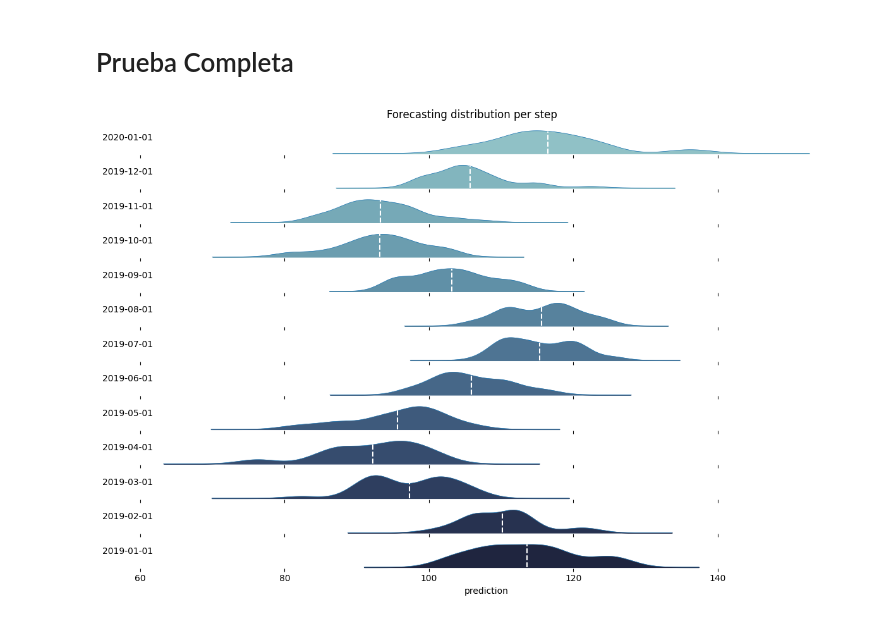
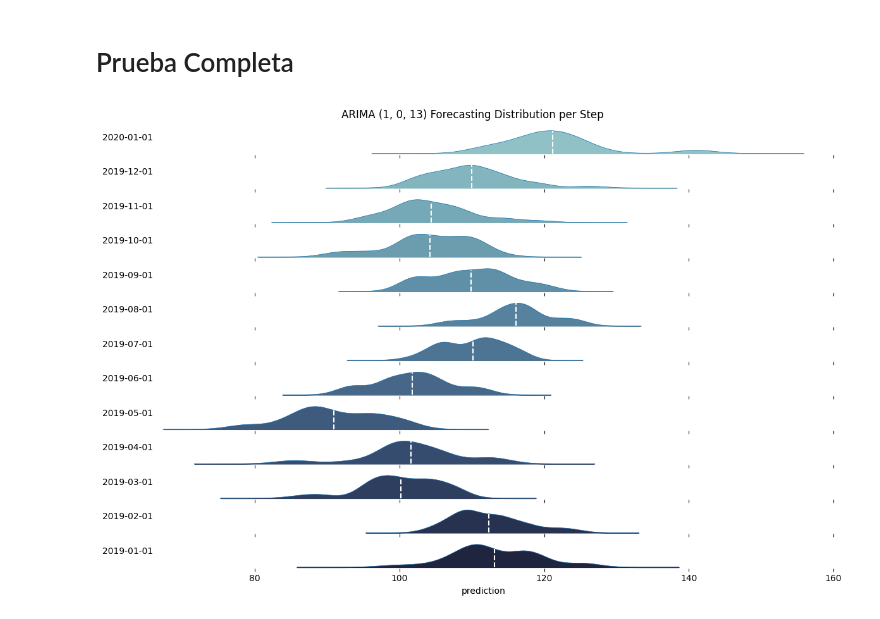
Before and after one commit to Plealm/Prediccion_Probabilistica, a Jupyter notebook: src/Densidades/ARIMA/ARIMA_1.ipynb, the cells around one changed output. Drawn from its saved outputs; the diff is of its cells as text; code cells hidden in the pictures.

Commit message:
actulización ARIMA

```diff
--- a/src/Densidades/ARIMA/ARIMA_1.ipynb
+++ b/src/Densidades/ARIMA/ARIMA_1.ipynb
@@ -129,14 +129,12 @@ import numpy as np
 from statsmodels.tsa.arima.model import ARIMA
 import matplotlib.pyplot as plt
 import seaborn as sns
-import warnings
 from typing import Optional, Any
 from tqdm import tqdm
+import scoringrules as sr  # Make sure you have this library installed
 
-warnings.filterwarnings('ignore')
-
-def fit_arima_model(train_data):
-    model = ARIMA(train_data, order=(2, 0, 2),freq='MS')  # You can adjust the order as needed
+def fit_arima_model(train_data, order):
+    model = ARIMA(train_data, order=order, freq='MS')  # Order is now a parameter
     return model.fit()
 
 def predict_bootstrapping(model, train_data, steps=1, n_boot=500, random_state=123):
@@ -153,18 +151,19 @@ def predict_bootstrapping(model, train_data, steps=1, n_boot=500, random_state=1
     return pd.DataFrame(boot_predictions, columns=[f"pred_boot_{i}" for i in range(n_boot)],
                         index=pd.date_range(start=train_data.index[-1] + pd.Timedelta(days=1), periods=steps, freq='MS'))
 
-def rolling_forecast_with_bootstrapping(train, test, window_size=24, n_boot=500):
+def rolling_forecast_with_bootstrapping(train, test, window_size=24, n_boot=500, order=(1, 0, 13)):
     all_bootstrap_predictions = []
 
-    for i in tqdm(range(len(test)), desc="Rolling Forecast"):
+    for i in tqdm(range(len(test)), desc=f"Rolling Forecast (ARIMA {order})"):
         train_window = pd.concat([train, test.iloc[:i]])
-        model = fit_arima_model(train_window.iloc[-window_size:])
+        model = fit_arima_model(train_window.iloc[-window_size:], order=order)
         bootstrap_predictions = predict_bootstrapping(model, train_window.iloc[-window_size:], steps=1, n_boot=n_boot)
         all_bootstrap_predictions.append(bootstrap_predictions)
 
     return pd.concat(all_bootstrap_predictions)
 
 def plot_prediction_distribution(bootstrapping_predictions: pd.DataFrame,
+                                 model_order: tuple,
                                  bw_method: Optional[Any] = None,
                                  **fig_kw) -> plt.Figure:
     index = bootstrapping_predictions.index.astype(str).to_list()[::-1]
@@ -194,47 +193,80 @@ def plot_prediction_distribution(bootstrapping_predictions: pd.DataFrame,
         axs[i].set_yticks([])
         axs[i].set_ylabel(step, rotation='horizontal')
         axs[i].set_xlabel('prediction')
 
     fig.subplots_adjust(hspace=-0)
-    fig.suptitle('Forecasting distribution per step')
+    model_title = f"ARIMA {model_order} Forecasting Distribution per Step"
+    fig.suptitle(model_title)
     return fig
 
-def plot_forecast_with_pi(train, test, forecasts, lower_pi, upper_pi):
+def plot_forecast_with_pi(train, test, forecasts, lower_pi, upper_pi, model_order):
     plt.figure(figsize=(15, 8))
     plt.plot(train.index, train, label='Train', alpha=0.7)
     plt.plot(test.index, test, label='Test', alpha=0.7)
     plt.plot(forecasts.index, forecasts, label='Forecast', color='red')
     plt.fill_between(forecasts.index, lower_pi, upper_pi, color='red', alpha=0.2, label='95% PI')
-    plt.title('ARIMA Rolling Forecast with Prediction Intervals')
+    plt.title(f'ARIMA {model_order} Rolling Forecast with Prediction Intervals')
     plt.legend()
+    plt.savefig(f"forecast_ARIMA_{model_order}.png")
     plt.show()
+
+def calculate_crps(observations, forecast_ensemble):
+    crps_values = []
+    for i in range(len(observations)):
+        obs = np.array([observations[i]])
+        fct = forecast_ensemble.iloc[i].values
+        crps = sr.crps_ensemble(obs, fct)
+        crps_values.append(crps)
+    return np.mean(crps_values)
 
 # Load and prepare the data
 data = pd.read_csv('../../../data/IPG2211A2N_1.csv')
 data['DATE'] = pd.to_datetime(data['DATE'])
 data.set_index('DATE', inplace=True)
 data['IPG2211A2N'] = pd.to_numeric(data['IPG2211A2N'], errors='coerce')
 data.dropna(inplace=True)
 
 train = data[data.index.year < 2019]
 test = data[data.index.year >= 2019]
 
-plot_('IPG2211A2N', (train.index, train['IPG2211A2N'], 'Train'), (test.index, test['IPG2211A2N'], 'Test'))
+# ARIMA orders to test
+orders = [(1, 0, 13), (2, 0, 2), (1, 0, 1)]
+results = []
 
-# Perform rolling forecast with bootstrapping
-bootstrap_predictions = rolling_forecast_with_bootstrapping(train['IPG2211A2N'], test['IPG2211A2N'], window_size=24, n_boot=100)
+for order in orders:
+    # Perform rolling forecast with bootstrapping
+    bootstrap_predictions = rolling_forecast_with_bootstrapping(train['IPG2211A2N'], test['IPG2211A2N'], window_size=24, n_boot=100, order=order)
 
-# Plot the prediction distributions
-fig = plot_prediction_distribution(bootstrap_predictions, figsize=(12, 8))
-plt.tight_layout()
-plt.show()
+    # Plot the prediction distributions
+    fig = plot_prediction_distribution(bootstrap_predictions, model_order=order, figsize=(12, 8))
+    plt.tight_layout()
+    fig.savefig(f"distribution_ARIMA_{order}.png")
+    plt.show()
 
-# Calculate forecasts and prediction intervals
-forecasts = bootstrap_predictions.mean(axis=1)
-lower_pi = bootstrap_predictions.quantile(0.025, axis=1)
-upper_pi = bootstrap_predictions.quantile(0.975, axis=1)
+    # Calculate forecasts and prediction intervals
+    forecasts = bootstrap_predictions.mean(axis=1)
+    lower_pi = bootstrap_predictions.quantile(0.025, axis=1)
+    upper_pi = bootstrap_predictions.quantile(0.975, axis=1)
 
-# Plot the forecast with prediction intervals
-plot_forecast_with_pi(train['IPG2211A2N'], test['IPG2211A2N'], forecasts, lower_pi, upper_pi)
+    # Plot the forecast with prediction intervals
+    plot_forecast_with_pi(train['IPG2211A2N'], test['IPG2211A2N'], forecasts, lower_pi, upper_pi, model_order=order)
+
+    # Calculate CRPS for the bootstrap predictions
+    observed_values = test['IPG2211A2N'].values
+    forecast_ensemble = bootstrap_predictions.T
+    crps_score = calculate_crps(observed_values, forecast_ensemble)
+    print(f"CRPS Score for ARIMA {order}: {crps_score}")
+
+    # Append the results to the final table
+    results.append(('ARIMA', f"{order}", crps_score))
+
+# Create a table with the results
+results_df = pd.DataFrame(results, columns=['Model', 'Order', 'CRPS'])
+
+# Order the table by CRPS descending
+results_df = results_df.sort_values(by='CRPS').reset_index(drop=True)
+
+# Display the results table
+print(results_df)
 # %% [output]
-[figure, old version]
+[figure, new version]
```
Also changed, not shown: parts of 4 cells of this notebook.
